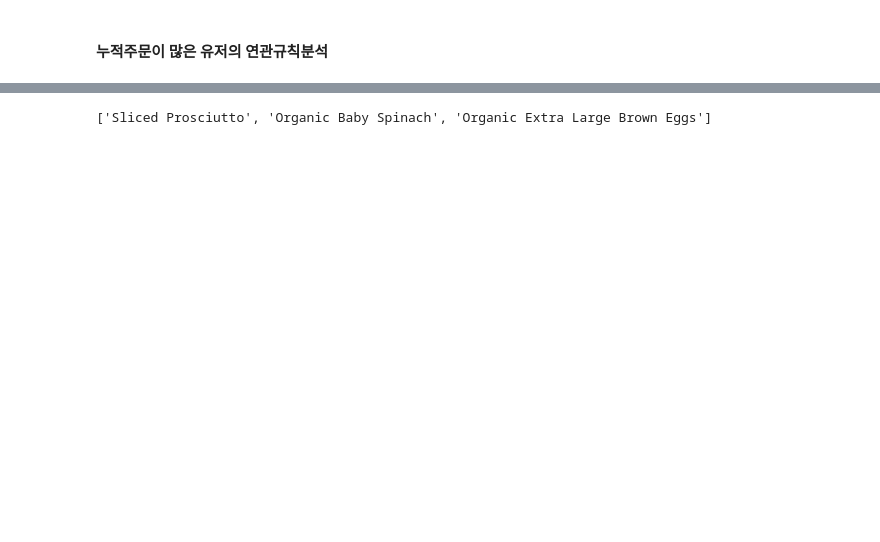
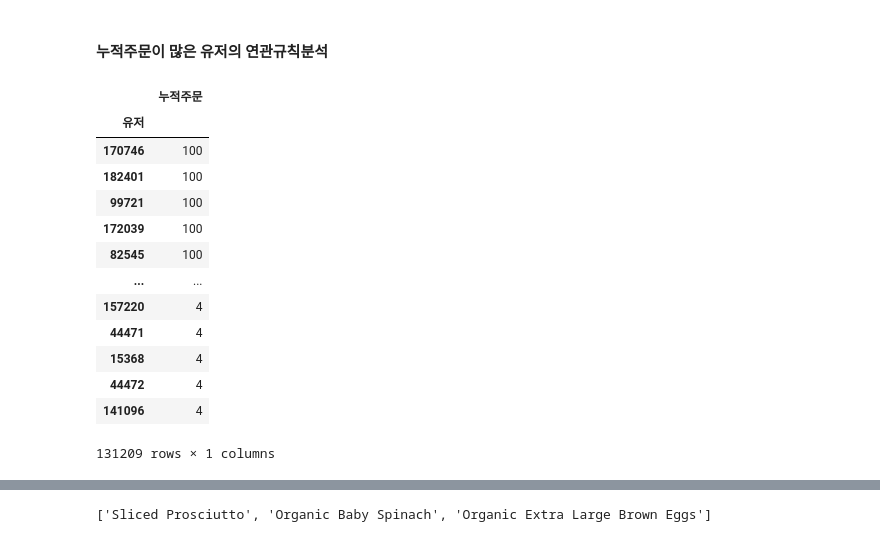
Before and after one commit to ev1025/Instacart, a Jupyter notebook: Code_project1.ipynb, the cells around one changed output, grey strips where cells are left out. Cells and saved outputs as stored; diff of their text form; code cells hidden in the pictures; blank space fills up the shorter version.

```diff
--- a/Code_project1.ipynb
+++ b/Code_project1.ipynb
@@ -619,6 +582,23 @@ result_chart.sort_values(by=['antecedent support','confidence','lift'],ascending
 # %%
 # 누적주문이 많은 유저
 top_user = df_graph.groupby('유저')[['누적주문']].max().sort_values(by='누적주문',ascending=False)
+# %%
+top_user
+# %% [output]
+|  | 누적주문 |
+| 유저 |  |
+| 170746 | 100 |
+| 182401 | 100 |
+| 99721 | 100 |
+| 172039 | 100 |
+| 82545 | 100 |
+| ... | ... |
+| 157220 | 4 |
+| 44471 | 4 |
+| 15368 | 4 |
+| 44472 | 4 |
+| 141096 | 4 |
+131209 rows × 1 columns
 # %%
 # 누적구매 top 200 유저들이 구매하는 제품의 빈발집단 생성
 top_items = []
```
Also changed, not shown: parts of 16 cells of this notebook.
